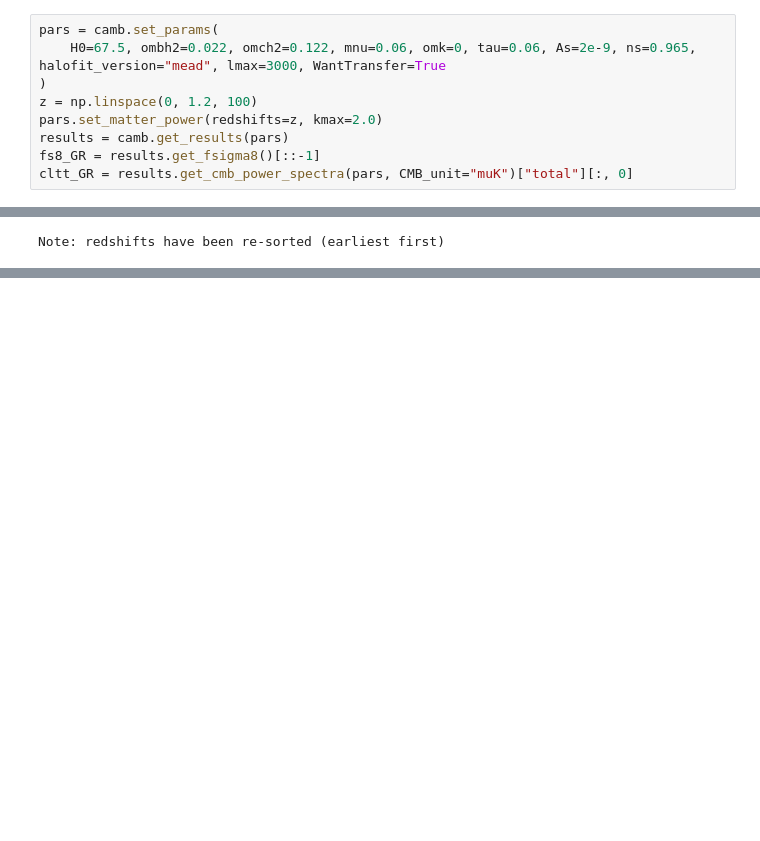
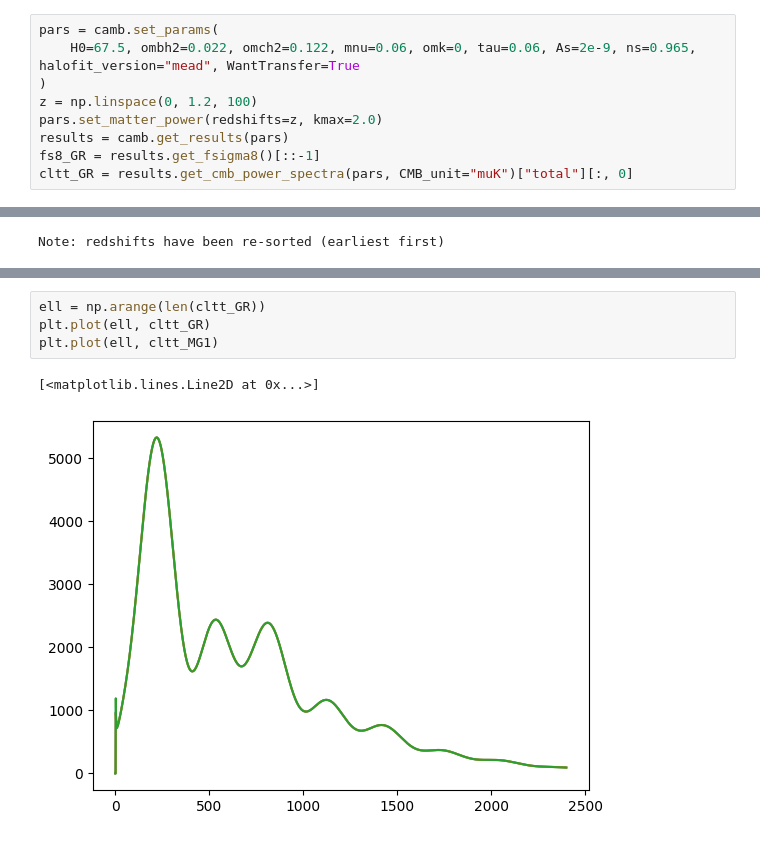
Before and after one commit to joaoreboucas1/CAMB-cs2, a Jupyter notebook: docs/MG_demo.ipynb, the cells around one changed output, grey strips where cells are left out. Drawn from its saved outputs; the diff is of its cells as text; blank space fills up the shorter version.

```diff
--- a/docs/MG_demo.ipynb
+++ b/docs/MG_demo.ipynb
@@ -5,7 +5,7 @@ from matplotlib import pyplot as plt
 import camb
 # %%
 pars = camb.set_params(
-    H0=67.5, ombh2=0.022, omch2=0.122, mnu=0.06, omk=0, tau=0.06, As=2e-9, ns=0.965, halofit_version="mead", lmax=3000, WantTransfer=True
+    H0=67.5, ombh2=0.022, omch2=0.122, mnu=0.06, omk=0, tau=0.06, As=2e-9, ns=0.965, halofit_version="mead", WantTransfer=True
 )
 z = np.linspace(0, 1.2, 100)
 pars.set_matter_power(redshifts=z, kmax=2.0)
@@ -48,0 +50,7 @@ plt.ylim([0, 0.9])
+# %%
+ell = np.arange(len(cltt_GR))
+plt.plot(ell, cltt_GR)
+plt.plot(ell, cltt_MG1)
+# %% [output]
+[<matplotlib.lines.Line2D at 0x...>]
+[figure, added]
```
Also changed, not shown: parts of 2 cells of this notebook.
